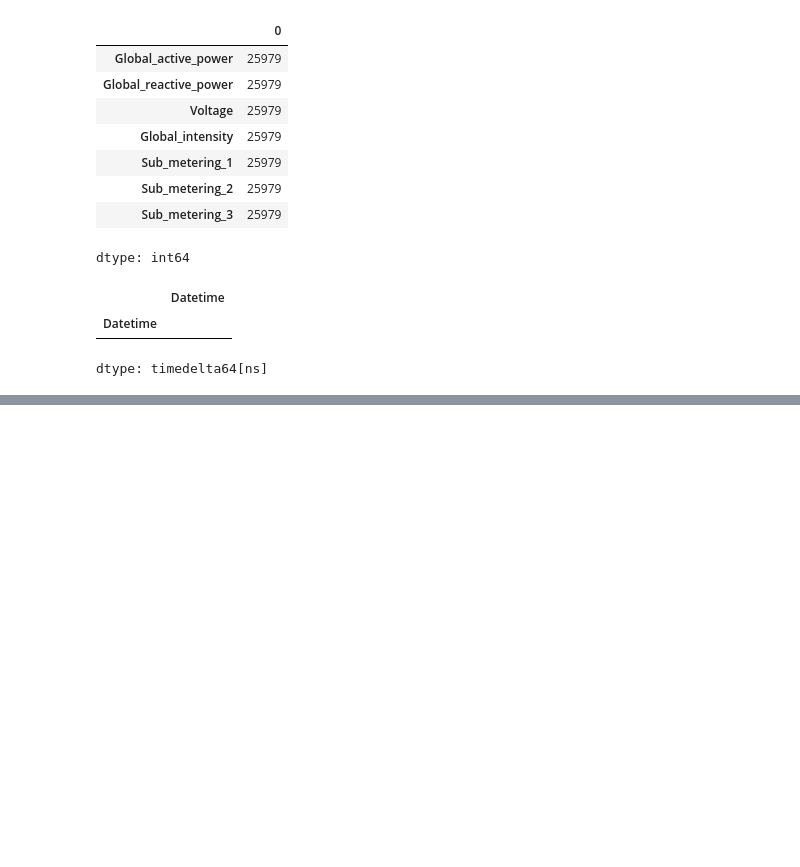
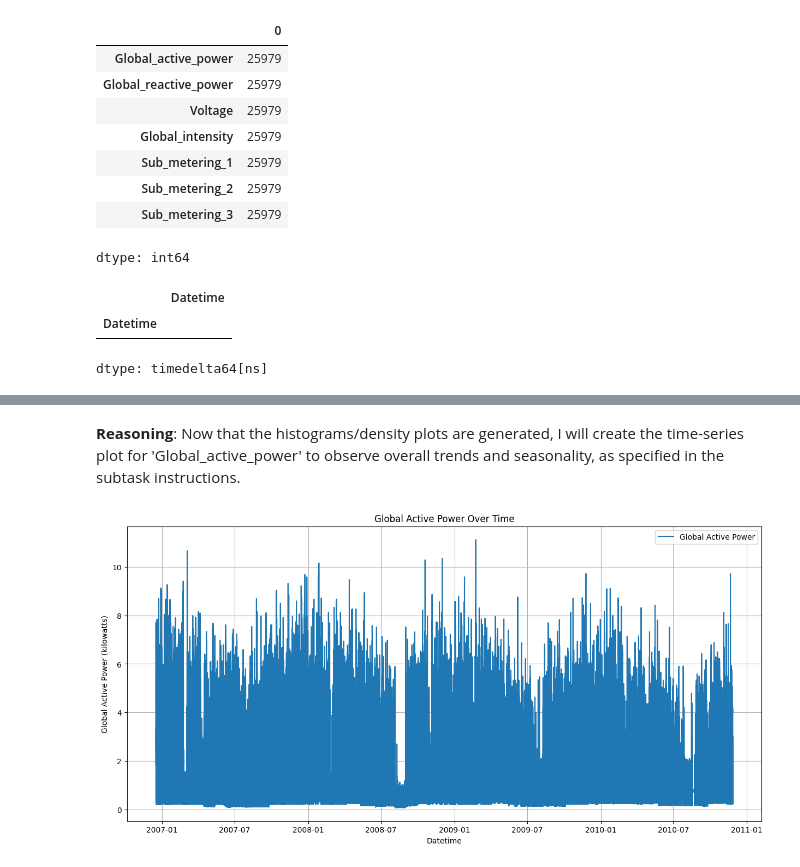
Before and after one commit to Adhi1755/Power-Consumption-Demand-Forecasting, a Jupyter notebook: Mini_Project_on_Demand_Forecasting.ipynb, the cells around one changed output, grey strips where cells are left out. Drawn from its saved outputs; the diff is of its cells as text; code cells hidden in the pictures; blank space fills up the shorter version.

```diff
--- a/Mini_Project_on_Demand_Forecasting.ipynb
+++ b/Mini_Project_on_Demand_Forecasting.ipynb
@@ -298,0 +349,14 @@ memory usage: 207.0 MB
+# %% [markdown]
+**Reasoning**:
+Now that the histograms/density plots are generated, I will create the time-series plot for 'Global_active_power' to observe overall trends and seasonality, as specified in the subtask instructions.
+# %%
+plt.figure(figsize=(15, 7))
+plt.plot(df.index, df['Global_active_power'], label='Global Active Power')
+plt.title('Global Active Power Over Time')
+plt.xlabel('Datetime')
+plt.ylabel('Global Active Power (kilowatts)')
+plt.grid(True)
+plt.legend()
+plt.show()
+# %% [output]
+[figure, added]
```
Also changed, not shown: parts of 58 cells of this notebook.
